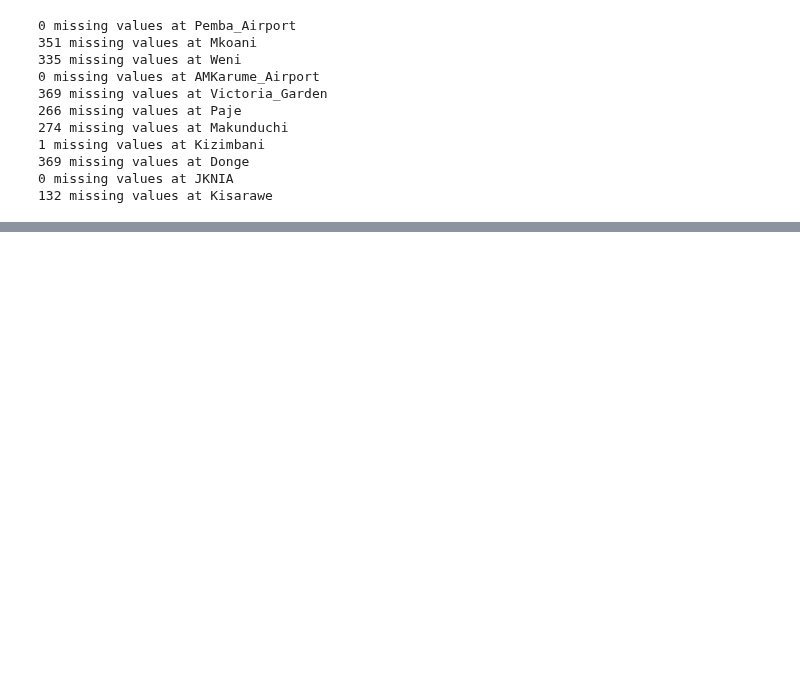
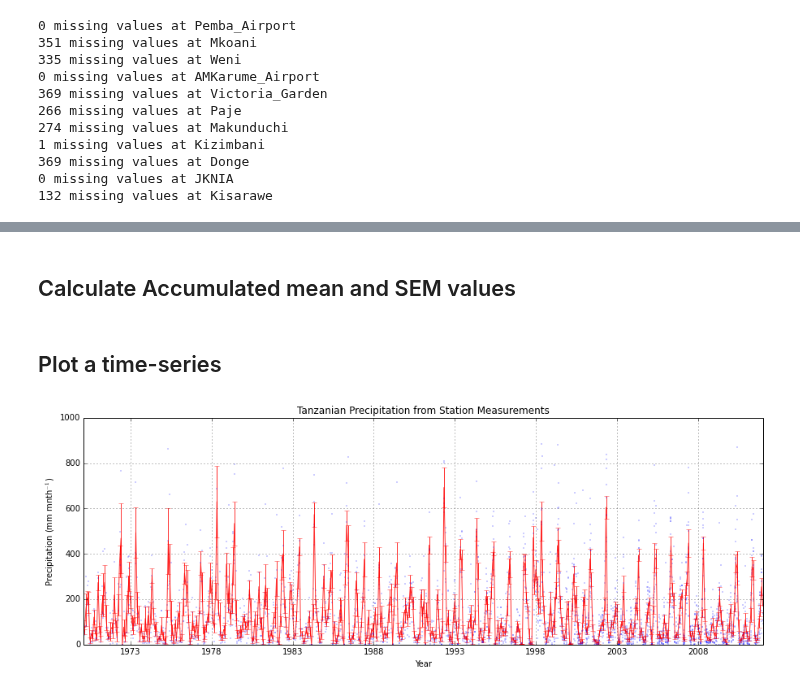
Before and after one commit to benlaken/Nbks, a Jupyter notebook: Precipitation_Tanzania.ipynb, the cells around one changed output, grey strips where cells are left out. Drawn from its saved outputs; the diff is of its cells as text; code cells hidden in the pictures; blank space fills up the shorter version.

```diff
--- a/Precipitation_Tanzania.ipynb
+++ b/Precipitation_Tanzania.ipynb
@@ -25,6 +30,7 @@ tnz_dat.Pemba_Airport[tmp[0]] = np.nan                               # Overwrite
 # %%
 sites=list(tnz_dat)  # List object of the site names
-sites = sites[2:]
+#sites = sites[2:]
+print sites
 # %%
 # Replace -99. missing data with nan
 for n in sites:
@@ -52,0 +52,47 @@ Object `print` not found.
+# %% [markdown]
+## Calculate Accumulated mean and SEM values
+# %%
+# Good_pos is an index for every row, of the stations with data
+good_pos = [np.where(tnz_dat.loc[tnz_dat.index[rows],sites[:]] >= 0.0) for rows in xrange(len(tnz_dat))]
+qmean =[]
+qsem = []
+for row in xrange(len(tnz_dat)):
+    qcsum = [tnz_dat.loc[tnz_dat.index[row],sites[n]] for n in good_pos[row][0]]
+    qmean.append(np.mean(qcsum))
+    qsem.append(np.std(qcsum)/np.sqrt(len(qcsum) -1))
+
+#qmean = pd.Series(qmean,index=tnz_dat.index, name = 'Accumulated')   # Make the mean and SEM lists into pd objects
+#qsem = pd.Series(qsem,index=tnz_dat.index, name = 'SEM')
+
+tnz_dat['Accumulated']=pd.Series(qmean,index=tnz_dat.index)  # Mad how easy it is to add columns to the dataframe!
+tnz_dat['SEM']= pd.Series(qsem,index=tnz_dat.index)
+# %% [markdown]
+## Plot a time-series
+# %%
+# Plot time series
+
+blues=['#1c0192', '#1e009f', '#2701c9', '#2a00df', '#2e00f2','#002654','#140ca3',
+       '#6897bb','#088da5','#002654','#088da5']  # Elelven differnt blues
+
+my_ts = plt.figure()
+my_ts.set_size_inches(15,5)        # Specify the output size
+ax1 = my_ts.add_subplot(111)        # Add an axis frame object to the plot (i.e. a pannel)
+
+# Populate all individual points on the plot
+#[ax1.plot(tnz_dat.index,tnz_dat.loc[:,n],c=blues[i],ls='-',alpha=0.5) for i,n in enumerate(sites)]
+[ax1.plot(tnz_dat.index,tnz_dat.loc[:,n],'b.',alpha=0.5,ms=1.5) for i,n in enumerate(sites)]
+
+#ax1.plot(tnz_dat.index,qmean,'r-',alpha=0.9,lw=1.5)
+ax1.errorbar(tnz_dat.index,tnz_dat.Accumulated,yerr=tnz_dat.SEM,xerr=None,c='r',ls='-',alpha=0.8,lw=1)
+ax1.set_ylim((0.0,1000))
+#ax1.set_yscale('log')
+
+ax1.set_title('Tanzanian Precipitation from Station Measurements')
+ax1.set_ylabel(r'Precipitation (mm mnth$^{-1}$)')
+ax1.set_xlabel('Year')
+ax1.grid(True)
+
+
+plt.show(my_ts)
+# %% [output]
+[figure, added]
```
Also changed, not shown: parts of 11 cells of this notebook.
